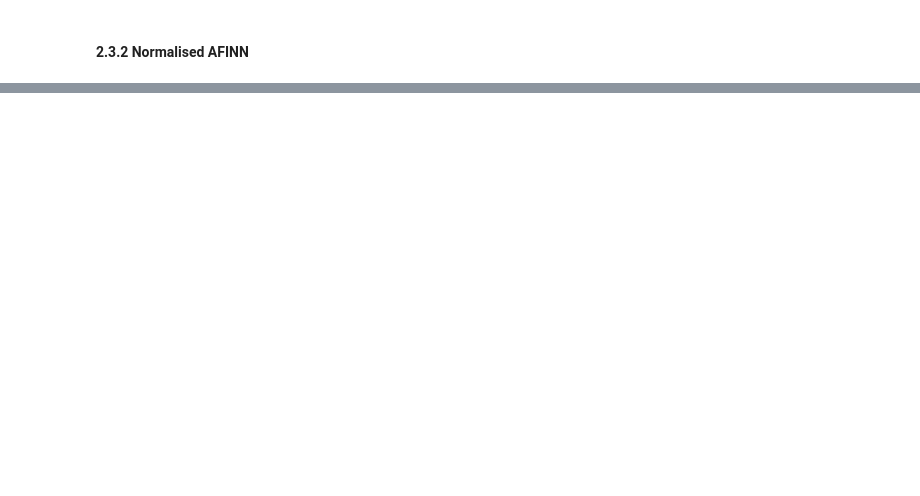
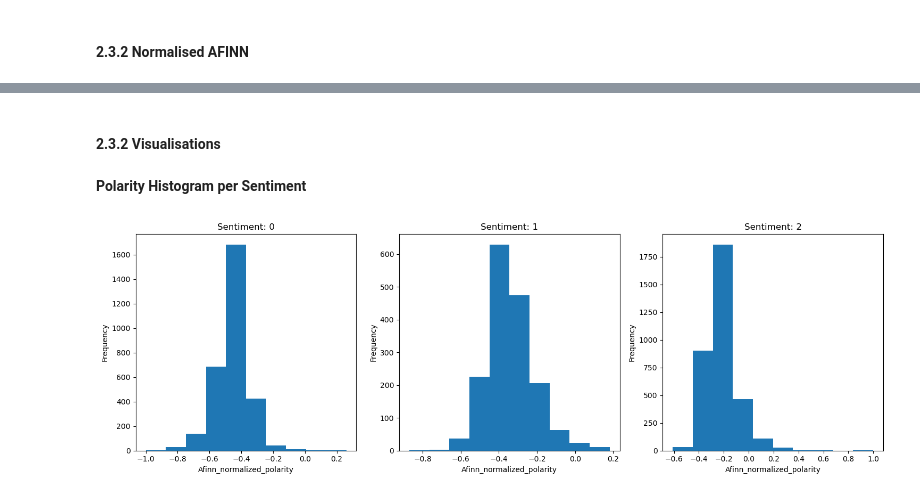
Before and after one commit to yeozs/MannheimDMProject, a Jupyter notebook: ant_lexicon_based.ipynb, the cells around one changed output, grey strips where cells are left out. Cells and saved outputs as stored; diff of their text form; code cells hidden in the pictures; blank space fills up the shorter version.

```diff
--- a/ant_lexicon_based.ipynb
+++ b/ant_lexicon_based.ipynb
@@ -216,7 +225,4 @@ plt.show()
 # %%
 scaler = MinMaxScaler(feature_range = (-1,1))
 
-afinn_normalized_polarity = scaler.fit_transform(dataset["Afinn_polarity_compound"].to_numpy().reshape(-1, 1))
+dataset["Afinn_normalized_polarity"] = scaler.fit_transform(dataset["Afinn_polarity_compound"].to_numpy().reshape(-1, 1))
-# %%
-dataset["Afinn_normalized_polarity"] = afinn_normalized_polarity.reshape(-1)
-dataset[['Reviews_1', 'Afinn_polarity_compound', 'Afinn_normalized_polarity']].describe()
@@ -229,0 +239,8 @@ for sentiment_ in sorted_sentiment:
+# %% [markdown]
+#### 2.3.2 Visualisations
+# %% [markdown]
+**Polarity Histogram per Sentiment**
+# %%
+lexicon_based.plot_sentiment_histograms(dataset, sorted_sentiment, 'Afinn_normalized_polarity')
+# %% [output]
+[figure, added]
```
Also changed, not shown: parts of 16 cells of this notebook, 1 other file.
